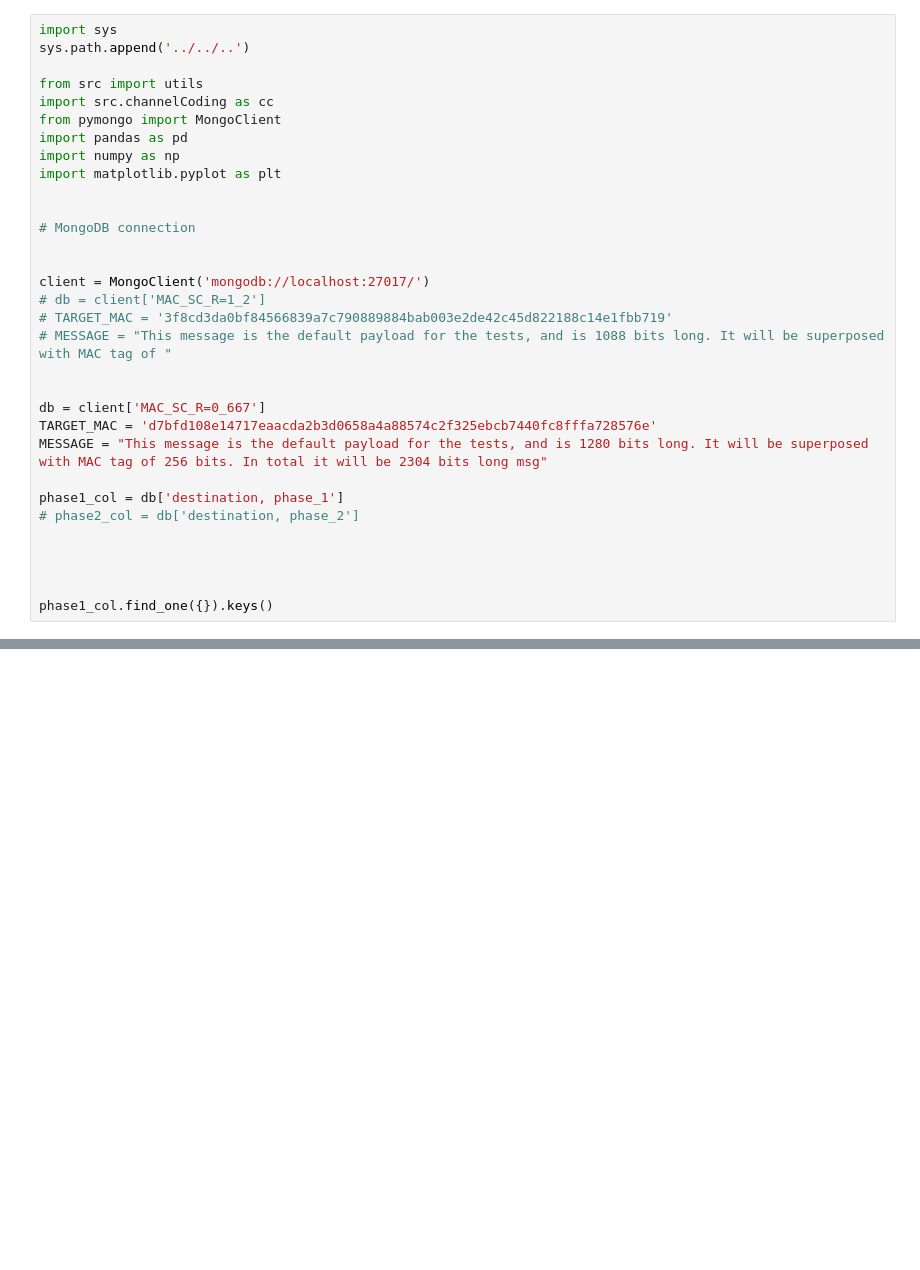
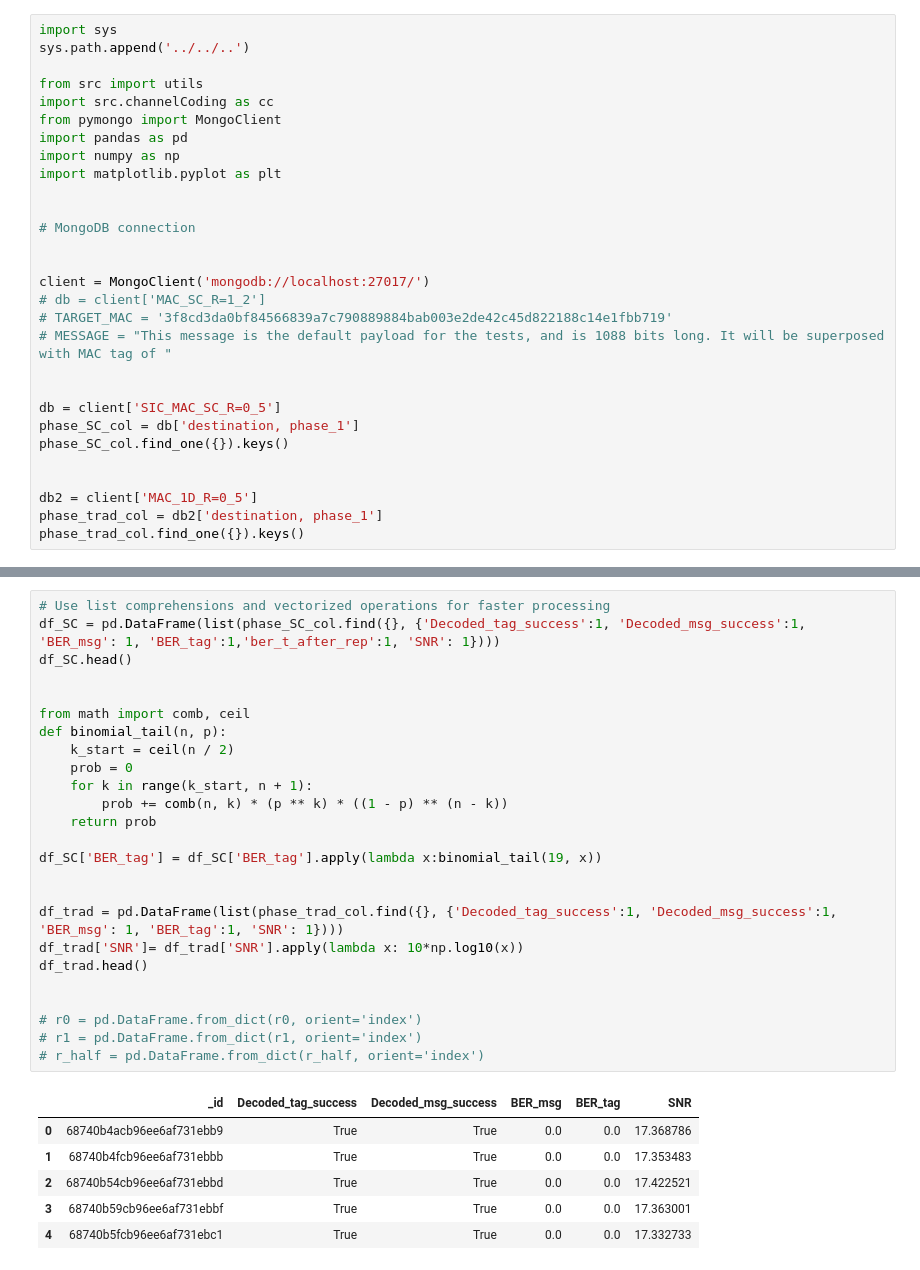
Before and after one commit to mkashani-phd/Secure_Wireless_Relay, a Jupyter notebook: Experiments/3_node_test/SC/analyzeJoint.ipynb, the cells around one changed output, grey strips where cells are left out. Saved outputs shown, nothing was run; the diff lists cells and outputs as text; blank space fills up the shorter version.

```diff
--- a/Experiments/3_node_test/SC/analyzeJoint.ipynb
+++ b/Experiments/3_node_test/SC/analyzeJoint.ipynb
@@ -19,15 +19,12 @@ client = MongoClient('mongodb://localhost:27017/')
 # MESSAGE = "This message is the default payload for the tests, and is 1088 bits long. It will be superposed with MAC tag of "
 
 
-db = client['MAC_SC_R=0_667']
-TARGET_MAC = 'd7bfd108e14717eaacda2b3d0658a4a88574c2f325ebcb7440fc8fffa728576e'
-MESSAGE = "This message is the default payload for the tests, and is 1280 bits long. It will be superposed with MAC tag of 256 bits. In total it will be 2304 bits long msg"
-
-phase1_col = db['destination, phase_1']
-# phase2_col = db['destination, phase_2']
+db = client['SIC_MAC_SC_R=0_5']
+phase_SC_col = db['destination, phase_1']
+phase_SC_col.find_one({}).keys()
 
 
-
-
-phase1_col.find_one({}).keys()
+db2 = client['MAC_1D_R=0_5']
+phase_trad_col = db2['destination, phase_1']
+phase_trad_col.find_one({}).keys()
 # %% [output]
@@ -179,0 +39,32 @@ Error processing message 15679: operands could not be broadcast together with sh
+# %%
+# Use list comprehensions and vectorized operations for faster processing
+df_SC = pd.DataFrame(list(phase_SC_col.find({}, {'Decoded_tag_success':1, 'Decoded_msg_success':1, 'BER_msg': 1, 'BER_tag':1,'ber_t_after_rep':1, 'SNR': 1})))
+df_SC.head()
+
+
+from math import comb, ceil
+def binomial_tail(n, p):
+    k_start = ceil(n / 2)
+    prob = 0
+    for k in range(k_start, n + 1):
+        prob += comb(n, k) * (p ** k) * ((1 - p) ** (n - k))
+    return prob
+
+df_SC['BER_tag'] = df_SC['BER_tag'].apply(lambda x:binomial_tail(19, x))
+
+
+df_trad = pd.DataFrame(list(phase_trad_col.find({}, {'Decoded_tag_success':1, 'Decoded_msg_success':1, 'BER_msg': 1, 'BER_tag':1, 'SNR': 1})))
+df_trad['SNR']= df_trad['SNR'].apply(lambda x: 10*np.log10(x))
+df_trad.head()
+
+
+# r0 = pd.DataFrame.from_dict(r0, orient='index')
+# r1 = pd.DataFrame.from_dict(r1, orient='index')
+# r_half = pd.DataFrame.from_dict(r_half, orient='index')
+# %% [output]
+|  | _id | Decoded_tag_success | Decoded_msg_success | BER_msg | BER_tag | SNR |
+| 0 | 68740b4acb96ee6af731ebb9 | True | True | 0.0 | 0.0 | 17.368786 |
+| 1 | 68740b4fcb96ee6af731ebbb | True | True | 0.0 | 0.0 | 17.353483 |
+| 2 | 68740b54cb96ee6af731ebbd | True | True | 0.0 | 0.0 | 17.422521 |
+| 3 | 68740b59cb96ee6af731ebbf | True | True | 0.0 | 0.0 | 17.363001 |
+| 4 | 68740b5fcb96ee6af731ebc1 | True | True | 0.0 | 0.0 | 17.332733 |
```
Also changed, not shown: parts of 8 cells of this notebook, 9 other files.
